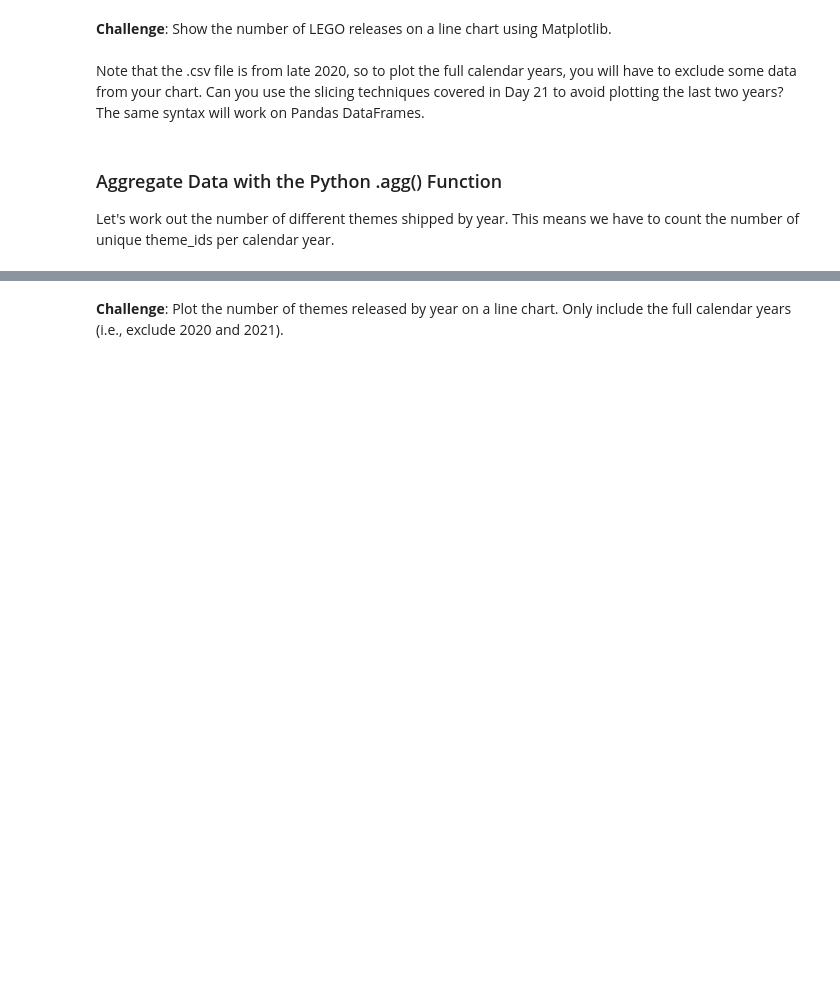
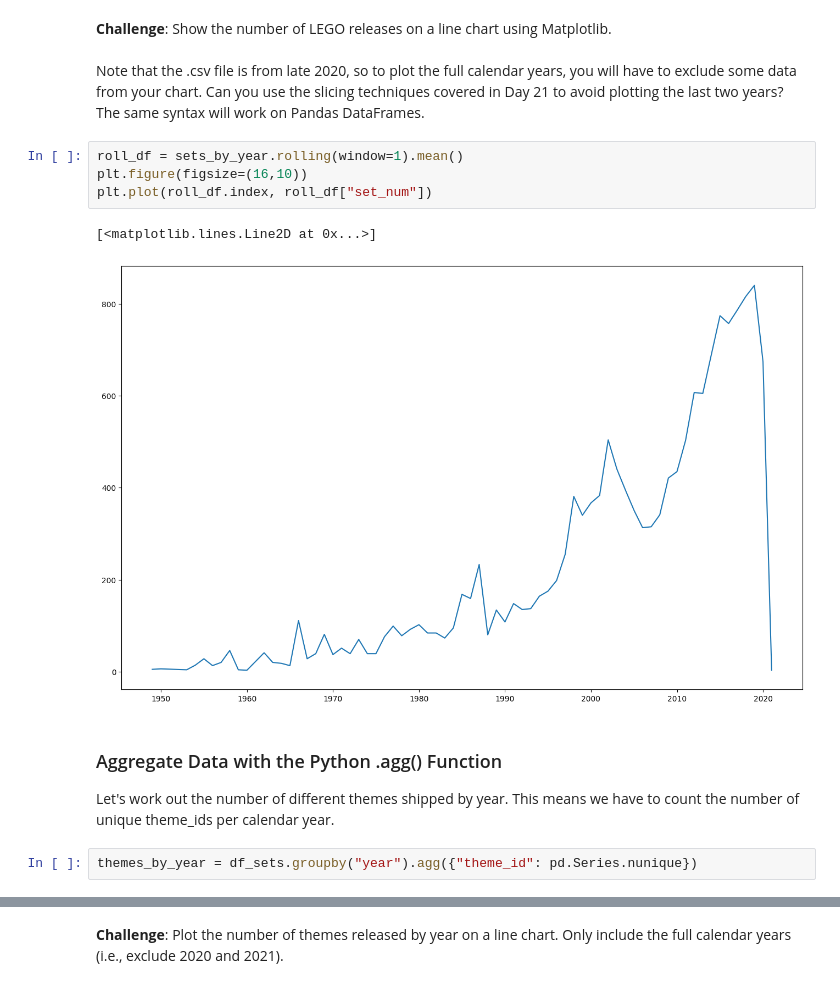
Before and after one commit to Witalka-Shelby/Python-100-Days, a Jupyter notebook: day 73/Lego_Analysis_for_Course_(start).ipynb, the cells around one changed output, grey strips where cells are left out. Saved outputs shown, nothing was run; the diff lists cells and outputs as text; blank space fills up the shorter version.

```diff
--- a/day 73/Lego_Analysis_for_Course_(start).ipynb
+++ b/day 73/Lego_Analysis_for_Course_(start).ipynb
@@ -166,7 +166,16 @@ year
 **Challenge**: Show the number of LEGO releases on a line chart using Matplotlib. <br>
 <br>
 Note that the .csv file is from late 2020, so to plot the full calendar years, you will have to exclude some data from your chart. Can you use the slicing techniques covered in Day 21 to avoid plotting the last two years? The same syntax will work on Pandas DataFrames.
+# %%
+roll_df = sets_by_year.rolling(window=1).mean()
+plt.figure(figsize=(16,10))
+plt.plot(roll_df.index, roll_df["set_num"])
+# %% [output]
+[<matplotlib.lines.Line2D at 0x...>]
+[figure, added]
 # %% [markdown]
 ### Aggregate Data with the Python .agg() Function
 
 Let's work out the number of different themes shipped by year. This means we have to count the number of unique theme_ids per calendar year.
+# %%
+themes_by_year = df_sets.groupby("year").agg({"theme_id": pd.Series.nunique})
```
Also changed, not shown: parts of 4 cells of this notebook.
